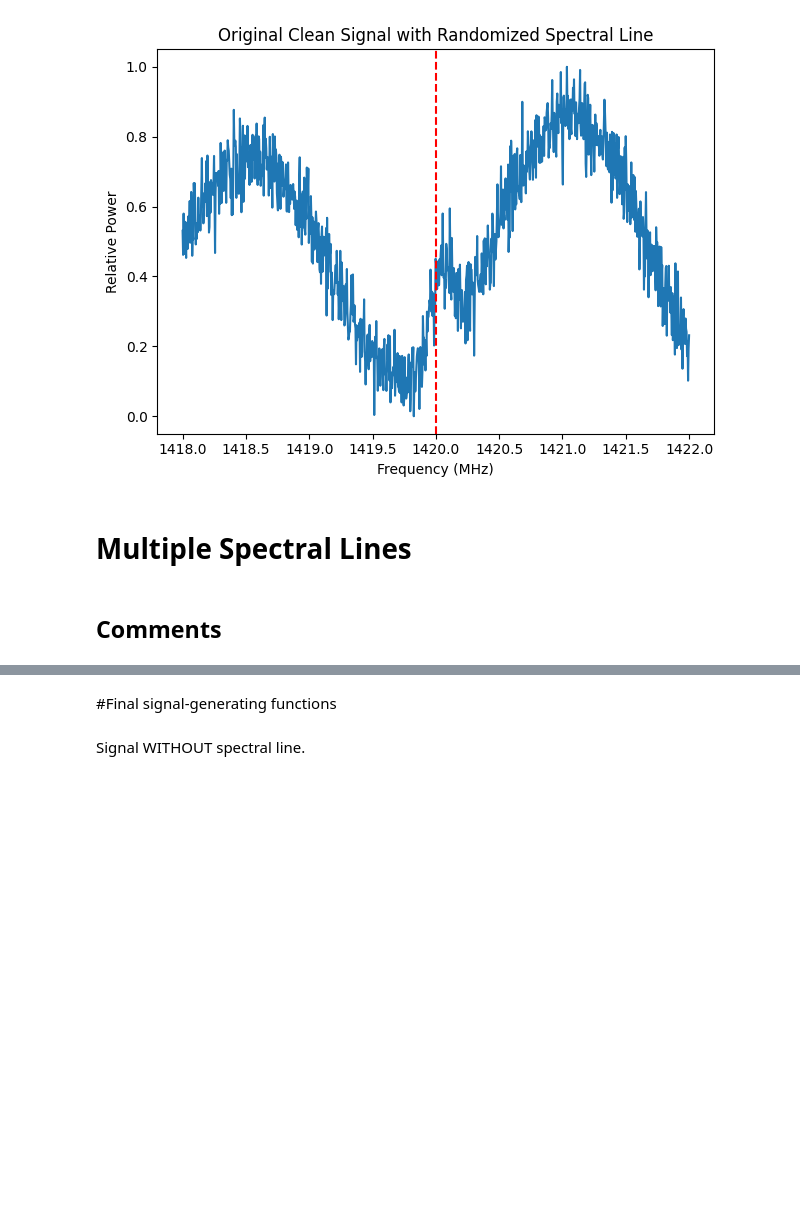
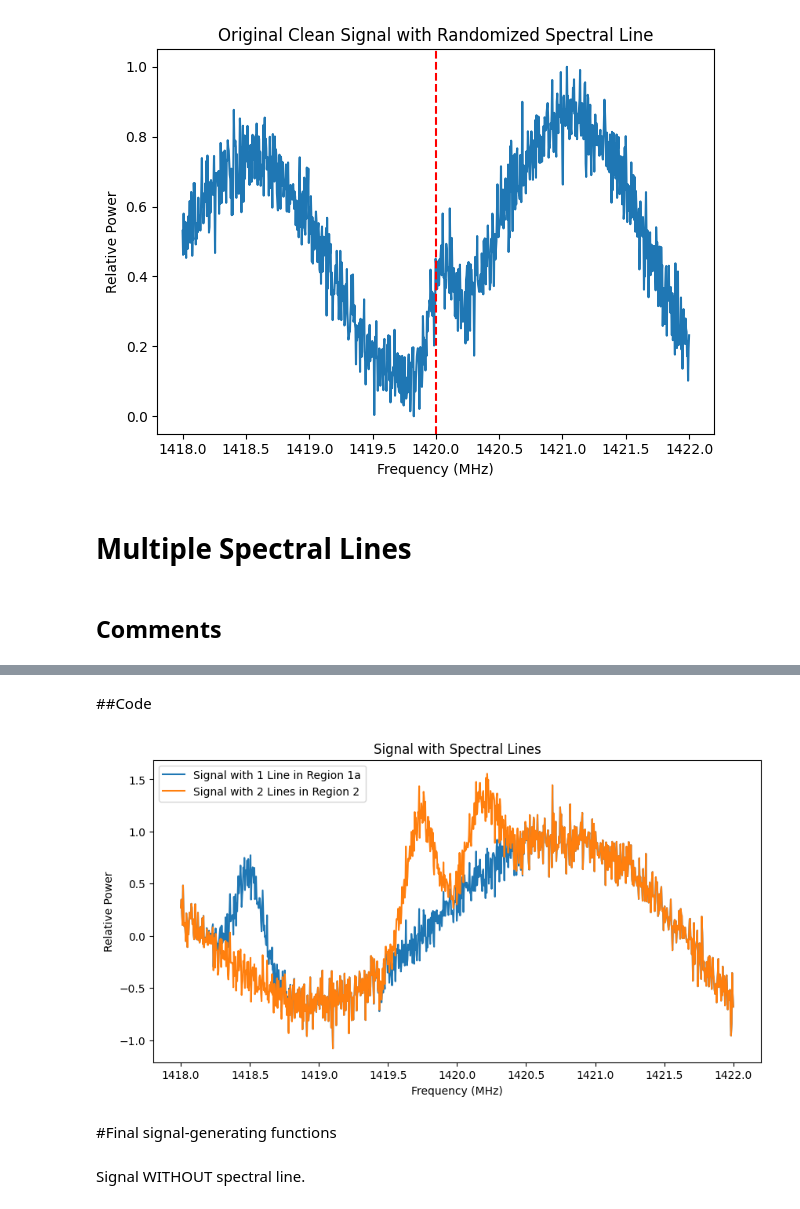
Before and after one commit to Astro-Beam/ASTRO, a Jupyter notebook: Neural Networks/Autoencoder Components/Training Dataset.ipynb, the cells around one changed output, grey strips where cells are left out. Cells and saved outputs as stored; diff of their text form; code cells hidden in the pictures; blank space fills up the shorter version.

Commit message:
Multiple spectral lines addition functions

```diff
--- a/Neural Networks/Autoencoder Components/Training Dataset.ipynb
+++ b/Neural Networks/Autoencoder Components/Training Dataset.ipynb
@@ -288,6 +288,80 @@ However, to cater for the demand of 2 or more spectral lines that we made in the
 * 6 functions, each adding a spectral line to its corresponding region.
 
 * 3 more functions, each calling a pair of the previous functions, so that we can add two spectral lines within the same region "safely", as we mentioned in the note above.
+# %% [markdown]
+##Code
+# %%
+# Base Function to generate background signal
+def generate_background_signal(n_samples):
+    freq_range = np.linspace(1418, 1422, n_samples)
+    signal = (np.sin(2 * np.pi * np.random.uniform(0.05, 0.5) * freq_range) +
+              np.random.uniform(0.05, 0.5) * np.sin(2 * np.pi * np.random.uniform(0.05, 0.5) * freq_range))
+    signal += np.random.normal(0, np.random.uniform(0.1, 0.2), len(signal))
+    #signal += np.abs(np.min(signal))
+    #signal /= np.max(np.abs(signal))
+    return signal
+
+# Helper function to add a spectral line in a specific range
+def add_spectral_line(signal, freq_range, min_freq, max_freq):
+    peak_position = np.random.uniform(min_freq, max_freq)
+    amplitude = np.random.uniform(0.7, 1.2)
+    spectral_line = amplitude * np.exp(-0.5 * ((freq_range - peak_position) / 0.1) ** 2)
+    return signal + spectral_line
+
+# Functions to add spectral lines in specific regions
+def add_spectral_line_region_1a(signal, freq_range):
+    return add_spectral_line(signal, freq_range, 1418.2, 1418.8)
+
+def add_spectral_line_region_1b(signal, freq_range):
+    return add_spectral_line(signal, freq_range, 1418.8, 1419.3)
+
+def add_spectral_line_region_2a(signal, freq_range):
+    return add_spectral_line(signal, freq_range, 1419.7, 1420.1)
+
+def add_spectral_line_region_2b(signal, freq_range):
+    return add_spectral_line(signal, freq_range, 1420.1, 1420.5)
+
+def add_spectral_line_region_3a(signal, freq_range):
+    return add_spectral_line(signal, freq_range, 1420.7, 1421.1)
+
+def add_spectral_line_region_3b(signal, freq_range):
+    return add_spectral_line(signal, freq_range, 1421.1, 1421.5)
+
+# Combination functions to add two spectral lines within the same region
+def add_two_spectral_lines_region_1(signal, freq_range):
+    signal = add_spectral_line_region_1a(signal, freq_range)
+    return add_spectral_line_region_1b(signal, freq_range)
+
+def add_two_spectral_lines_region_2(signal, freq_range):
+    signal = add_spectral_line_region_2a(signal, freq_range)
+    return add_spectral_line_region_2b(signal, freq_range)
+
+def add_two_spectral_lines_region_3(signal, freq_range):
+    signal = add_spectral_line_region_3a(signal, freq_range)
+    return add_spectral_line_region_3b(signal, freq_range)
+
+# Example usage:
+n_samples = 1000
+freq_range = np.linspace(1418, 1422, n_samples)
+
+# Generate background signal
+background_signal = generate_background_signal(n_samples)
+
+# Add spectral lines as needed
+signal_with_one_line = add_spectral_line_region_1a(background_signal, freq_range)
+signal_with_two_lines_in_region_2 = add_two_spectral_lines_region_2(background_signal, freq_range)
+
+# Plotting example
+plt.figure(figsize=(10, 5))
+plt.plot(freq_range, signal_with_one_line, label="Signal with 1 Line in Region 1a")
+plt.plot(freq_range, signal_with_two_lines_in_region_2, label="Signal with 2 Lines in Region 2")
+plt.xlabel("Frequency (MHz)")
+plt.ylabel("Relative Power")
+plt.title("Signal with Spectral Lines")
+plt.legend()
+plt.show()
+# %% [output]
+[figure, added]
 # %% [markdown]
 #Final signal-generating functions
 # %% [markdown]
```
Also changed, not shown: parts of 10 cells of this notebook.
